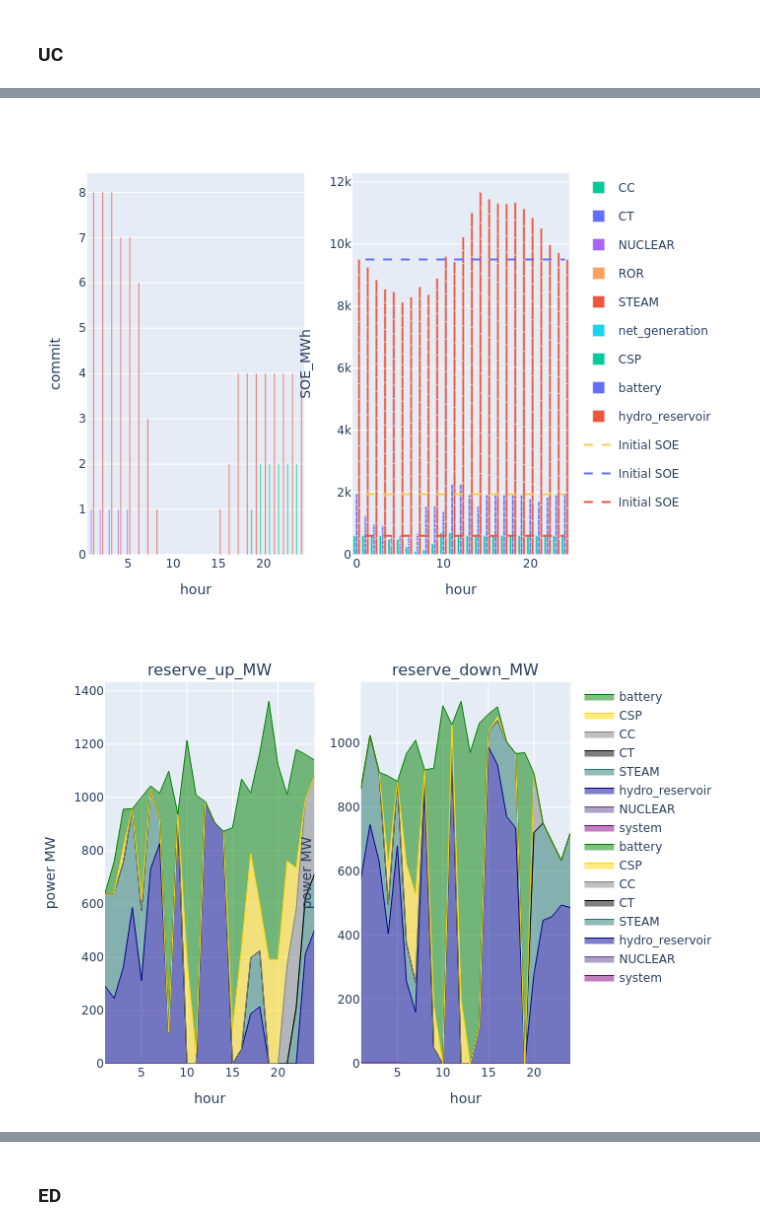
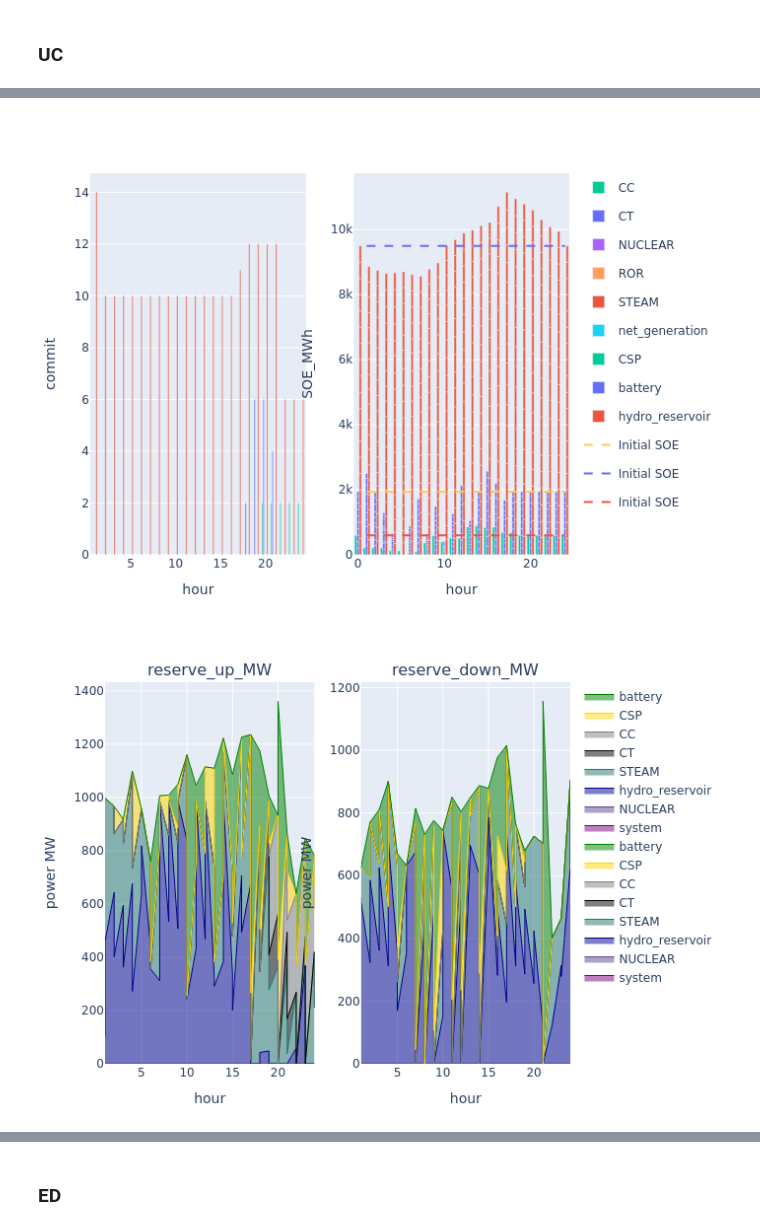
Before and after one commit to pigalleg/ELR-reserves, a Jupyter notebook: notebooks/Dispatch.ipynb, the cells around one changed output, grey strips where cells are left out. Cells and saved outputs as stored; diff of their text form; code cells hidden in the pictures.

```diff
--- a/notebooks/Dispatch.ipynb
+++ b/notebooks/Dispatch.ipynb
@@ -10,10 +10,11 @@ THRES = 0.001
 # %%
 # Example of envelopes with rho = 0.99 and different multiplier values
 # folder_path = joinpath("..","output",  "RTS-GMLC_v21.1s" )
-folder_path = joinpath("..","output",  "RTS-GMLC_v28.0su" )
+folder_path = joinpath("..","output",  "RTS-GMLC_v32.2s" )
     # solution_folders = ["n_1", "n_2"]
 # solution_folders = ["n_$n" for n in range(1,7)]
-day_ = 117
+day_ = 131
+# day_ = 103
 solution_folders = ["n_$(day_)"]
 
 s_uc = [parquet_to_solution("s_uc", joinpath(folder_path, s)) for s in solution_folders]
@@ -106,19 +107,19 @@ end
 
 [p1 p2]
 # %% [output]
-[figure, old version]
+[figure, new version]
 # %%
 # p1 = plot_reserve_by_fieldy(reserve_uc_, :reserve_up_MW, :resource)
 dissagregate_by_battery = false
 if !dissagregate_by_battery
     p2 = plot_reserve(reserve_uc)
 else
-    p1 = plot_reserve_by_fieldy(s_uc.reserve[(s_uc.reserve.configuration .== config_) .&  (s_uc.reserve.day .== day_) .&  (s_uc.reserve.resource .== "battery"),:], :reserve_up_MW, :r_id)
-    p2 = plot_reserve_by_fieldy(s_uc.reserve[(s_uc.reserve.configuration .== config_) .&  (s_uc.reserve.day .== day_) .&  (s_uc.reserve.resource .== "battery"),:], :reserve_down_MW, :r_id)
+    p1 = plot_reserve_by_fieldy(s_uc.reserve[(s_uc.reserve.configuration .== config_1) .&  (s_uc.reserve.day .== day_) .&  (s_uc.reserve.resource .== "battery"),:], :reserve_up_MW, :r_id)
+    p2 = plot_reserve_by_fieldy(s_uc.reserve[(s_uc.reserve.configuration .== config_1) .&  (s_uc.reserve.day .== day_) .&  (s_uc.reserve.resource .== "battery"),:], :reserve_down_MW, :r_id)
     [p1 p2]
 end
 # %% [output]
-[figure, old version]
+[figure, new version]
 # %%
 # [plot_battery_reserve_(battery_reserve, :reserve_up_MW_eff), plot_battery_reserve_(battery_reserve, :reserve_down_MW_eff)]
 # %%
```
Also changed, not shown: parts of 11 cells of this notebook, 4 other files.
